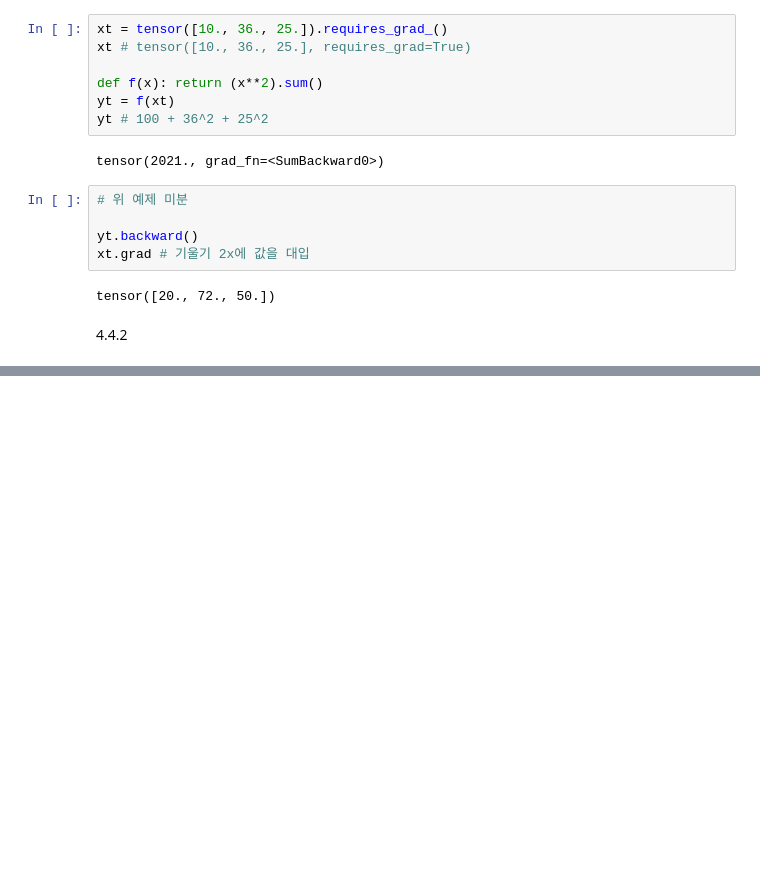
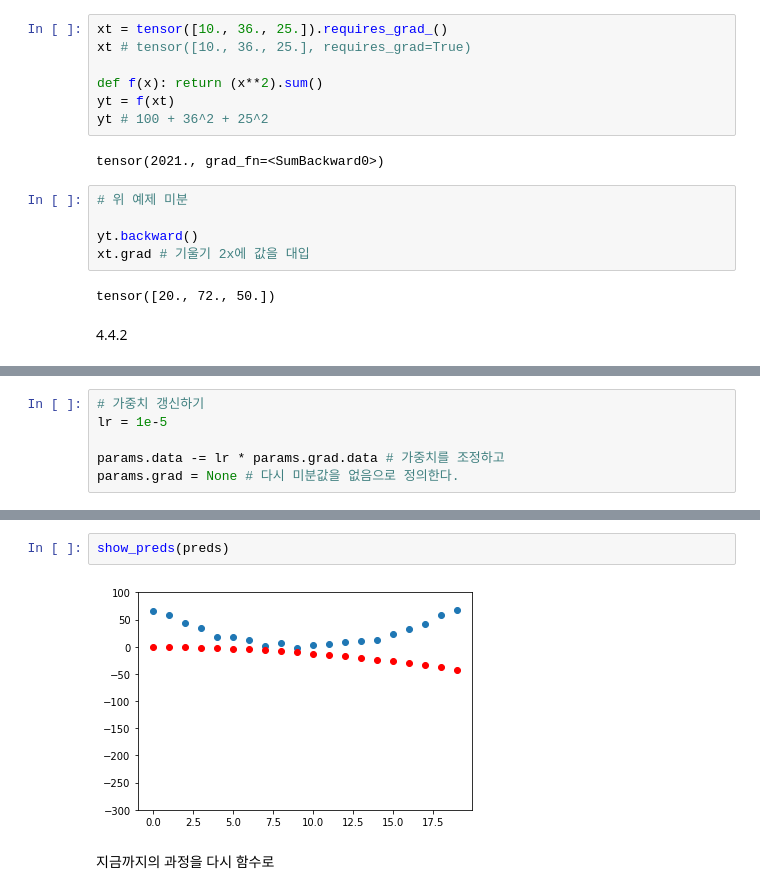
Before and after one commit to 2naff/fastai, a Jupyter notebook: Lesson4.ipynb, the cells around one changed output, grey strips where cells are left out. Cells and saved outputs as stored; diff of their text form; blank space fills up the shorter version.

```diff
--- a/Lesson4.ipynb
+++ b/Lesson4.ipynb
@@ -328,0 +400,6 @@ tensor([20., 72., 50.])
+# %%
+# 가중치 갱신하기
+lr = 1e-5
+
+params.data -= lr * params.grad.data # 가중치를 조정하고
+params.grad = None # 다시 미분값을 없음으로 정의한다.
@@ -328,0 +413,6 @@ tensor([20., 72., 50.])
+# %%
+show_preds(preds)
+# %% [output]
+[figure, added]
+# %% [markdown]
+지금까지의 과정을 다시 함수로
```
Also changed, not shown: parts of 15 cells of this notebook.
